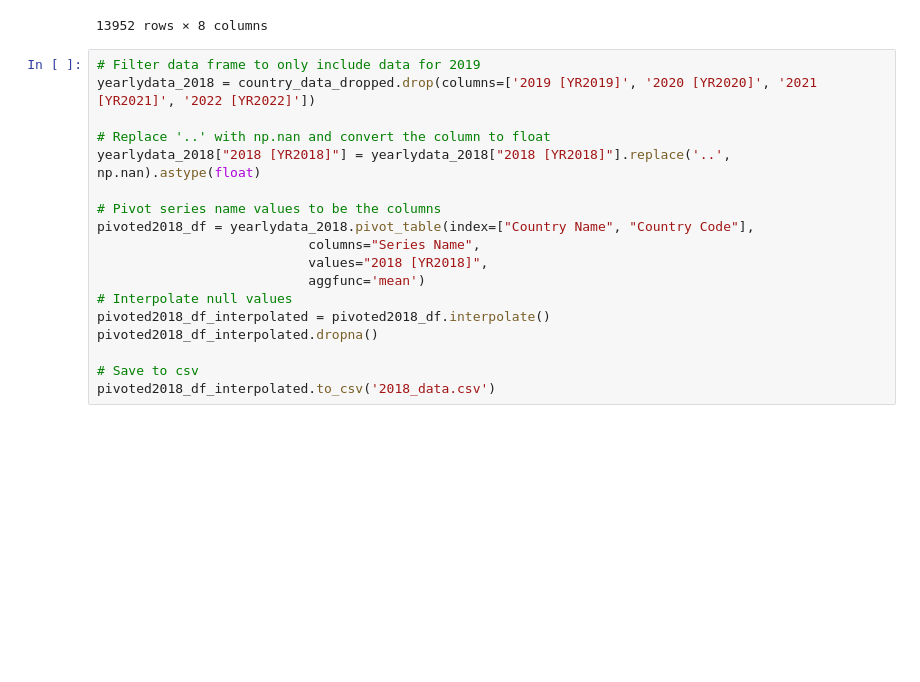
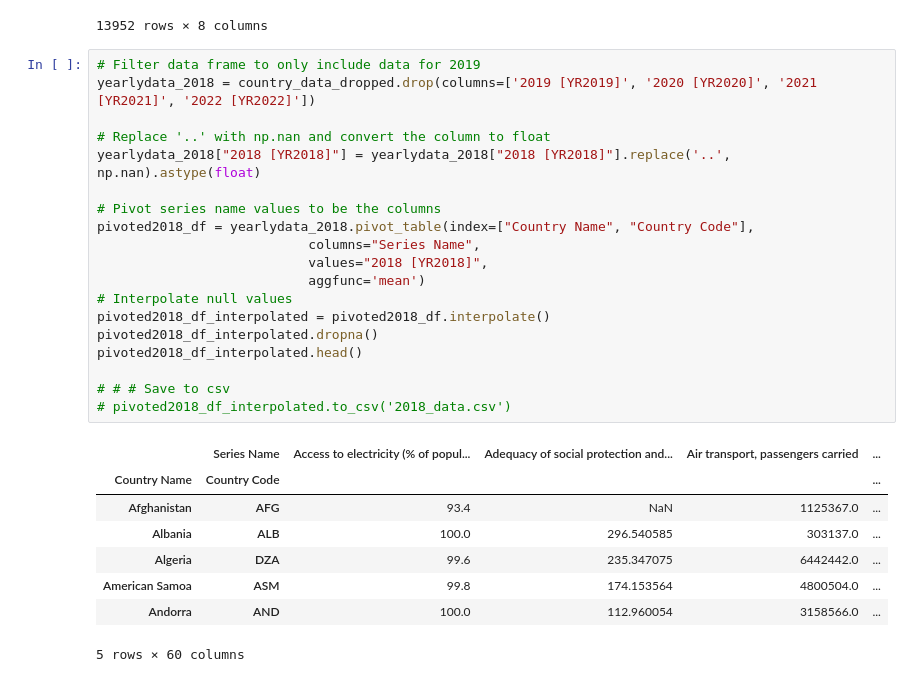
Before and after one commit to emilyclairevoyant/Project3, a Jupyter notebook: Rough_Work.ipynb, the cells around one changed output. Cells and saved outputs as stored; diff of their text form; blank space fills up the shorter version.

```diff
--- a/Rough_Work.ipynb
+++ b/Rough_Work.ipynb
@@ -40,21 +40,31 @@ country_data_dropped
 # %%
 # Filter data frame to only include data for 2019
 yearlydata_2018 = country_data_dropped.drop(columns=['2019 [YR2019]', '2020 [YR2020]', '2021 [YR2021]', '2022 [YR2022]'])
 
 # Replace '..' with np.nan and convert the column to float
 yearlydata_2018["2018 [YR2018]"] = yearlydata_2018["2018 [YR2018]"].replace('..', np.nan).astype(float)
 
 # Pivot series name values to be the columns
 pivoted2018_df = yearlydata_2018.pivot_table(index=["Country Name", "Country Code"],
                            columns="Series Name",
                            values="2018 [YR2018]",
                            aggfunc='mean')
 # Interpolate null values
 pivoted2018_df_interpolated = pivoted2018_df.interpolate()
 pivoted2018_df_interpolated.dropna()
+pivoted2018_df_interpolated.head()
 
-# Save to csv
-pivoted2018_df_interpolated.to_csv('2018_data.csv')
+# # # Save to csv
+# pivoted2018_df_interpolated.to_csv('2018_data.csv')
+# %% [output]
+|  | Series Name | Access to electricity (% of popul... | Adequacy of social protection and... | Air transport, passengers carried | ... |
+| Country Name | Country Code |  |  |  | ... |
+| Afghanistan | AFG | 93.4 | NaN | 1125367.0 | ... |
+| Albania | ALB | 100.0 | 296.540585 | 303137.0 | ... |
+| Algeria | DZA | 99.6 | 235.347075 | 6442442.0 | ... |
+| American Samoa | ASM | 99.8 | 174.153564 | 4800504.0 | ... |
+| Andorra | AND | 100.0 | 112.960054 | 3158566.0 | ... |
+5 rows × 60 columns
 # %%
 # Filter data frame to only include data for 2019
 yearlydata_2019 = country_data_dropped.drop(columns=['2020 [YR2020]', '2021 [YR2021]', '2022 [YR2022]'])
```
Also changed, not shown: parts of 6 cells of this notebook, 6 other files.
